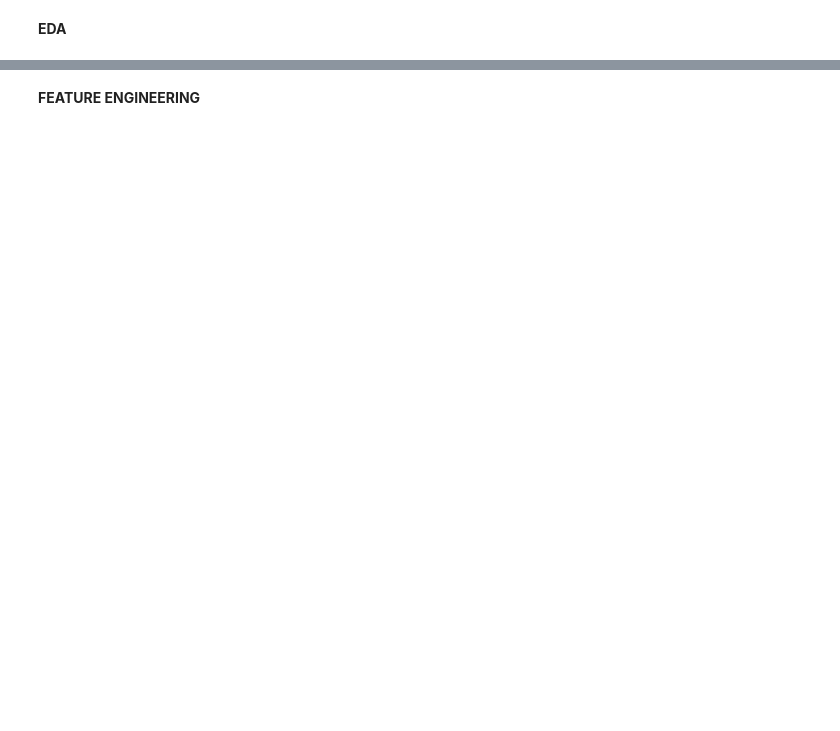
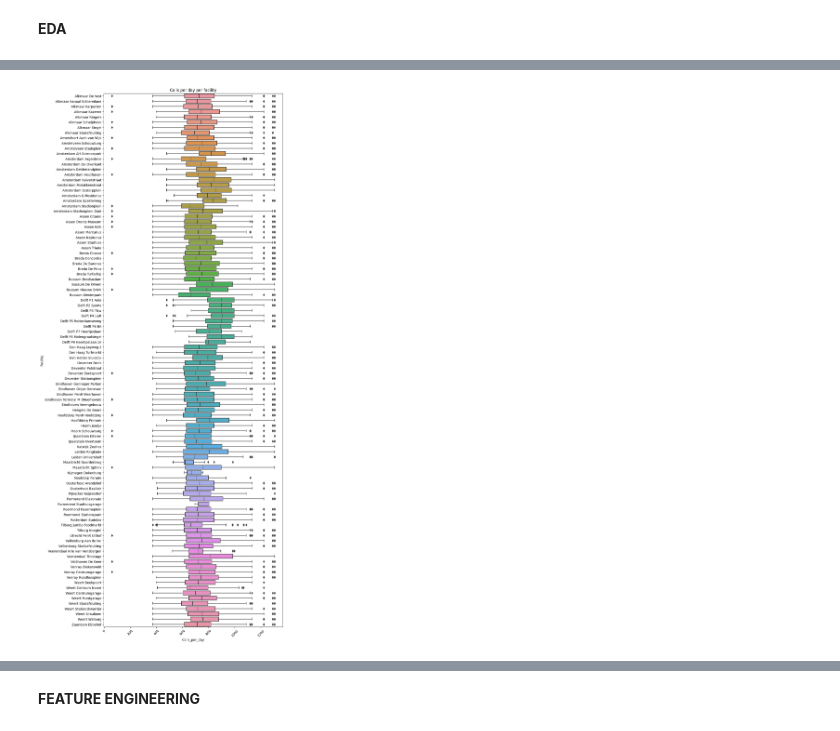
Before and after one commit to OmniControll/Predicting-Call-Volumes-For-Resource-Management, a Jupyter notebook: Control_Room_Model.ipynb, the cells around one changed output, grey strips where cells are left out. Saved outputs shown, nothing was run; the diff lists cells and outputs as text; code cells hidden in the pictures; blank space fills up the shorter version.

Commit message:
adjusted visualizations for clarity

```diff
--- a/Control_Room_Model.ipynb
+++ b/Control_Room_Model.ipynb
@@ -337,7 +389,9 @@ avg_wait_per_hour_operator = avg_wait_per_hour_operator[['Operator_ID', 'Hour_of
 # %%
 #visualize calls per day per facility
-plt.figure(figsize=(12, 6))
-sns.boxplot(x='Facility', y='Calls_per_day', data=f_df)
+plt.figure(figsize=(10, 30))
+sns.boxplot(x='Calls_per_day', y='Facility', data=f_df)
 plt.xticks(rotation=45)
 plt.title('Calls per day per facility')
 plt.show()
+# %% [output]
+[figure, added]
```
Also changed, not shown: parts of 29 cells of this notebook.
